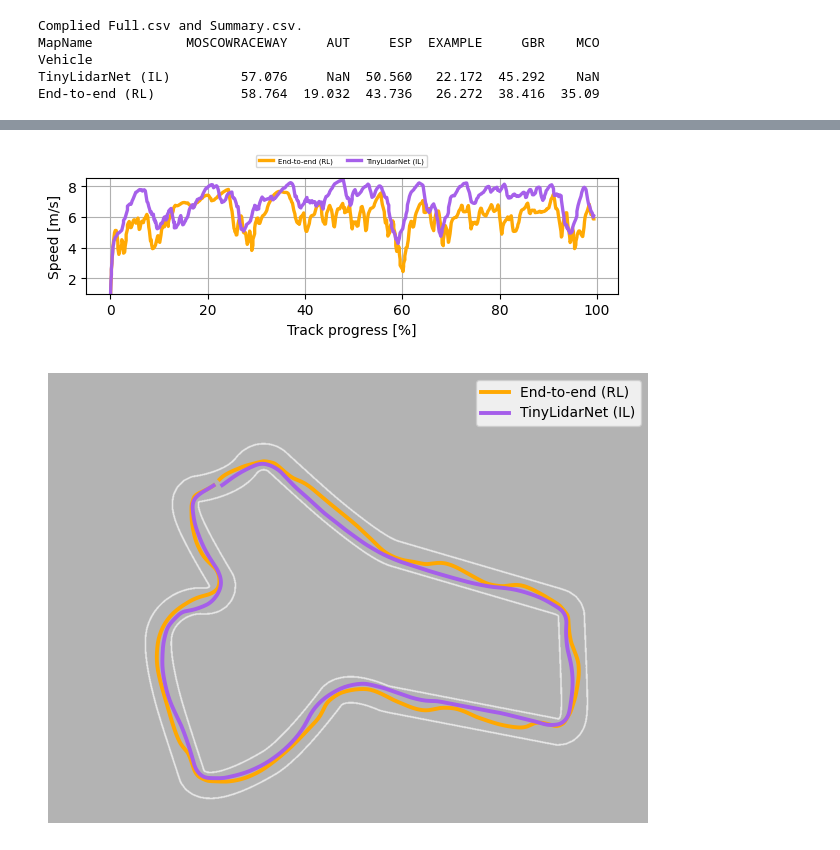
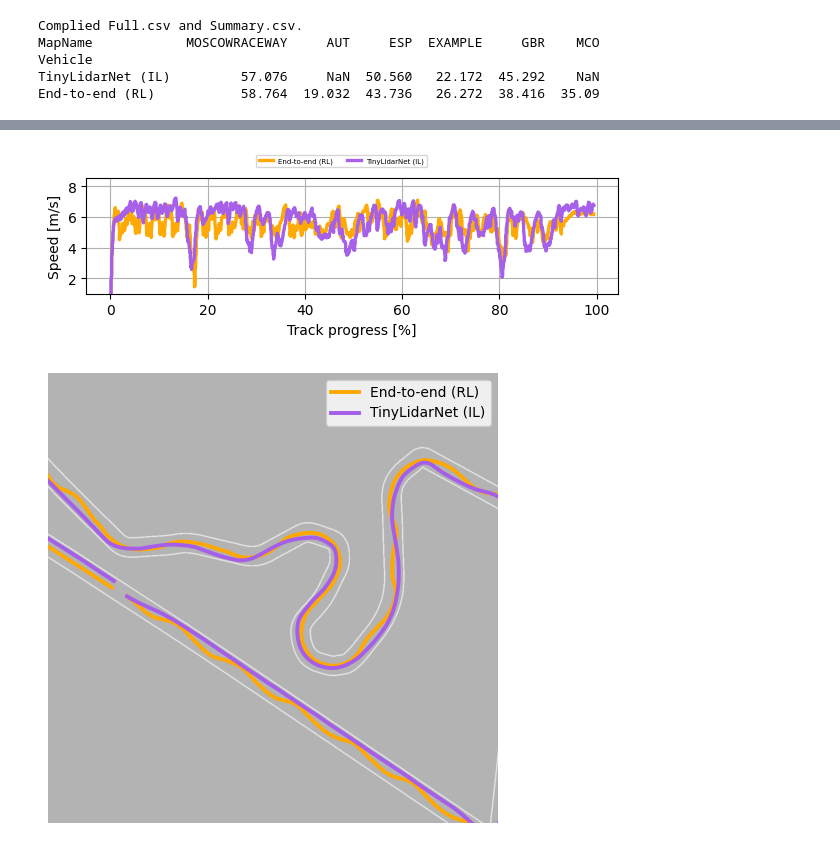
Before and after one commit to bakhbyergyen7/f1tenth_benchmarks, a Jupyter notebook: f1tenth_benchmarks/benchmark_results/tiny_notebook.ipynb, the cells around one changed output, grey strips where cells are left out. Cells and saved outputs as stored; diff of their text form; code cells hidden in the pictures.

```diff
--- a/f1tenth_benchmarks/benchmark_results/tiny_notebook.ipynb
+++ b/f1tenth_benchmarks/benchmark_results/tiny_notebook.ipynb
@@ -103,7 +103,7 @@ Vehicle
 TinyLidarNet (IL)         57.076     NaN  50.560   22.172  45.292    NaN
 End-to-end (RL)           58.764  19.032  43.736   26.272  38.416  35.09
 # %%
-plot_map = "example"
+plot_map = "MoscowRaceway"
 lap_n = 3
 
 map_data = MapData(plot_map)
@@ -135,10 +135,10 @@ for i in range(n_planners):
 
     plt.axis('off')
     axs_list[i].set_aspect('equal')
-    # plt.xlim(100, 2000)
-    # plt.ylim(400, 1600)
-    plt.xlim(300, 1300)
-    plt.ylim(300, 1300)
+    plt.xlim(100, 2000)
+    plt.ylim(400, 1600)
+    # plt.xlim(300, 1300)
+    # plt.ylim(300, 1300)
     plt.text(0.5, 0.2, neat_planner_names[i], horizontalalignment='center', verticalalignment='center', transform=axs_list[i].transAxes, size=14)
 
 ax = plt.gca()
@@ -152,5 +152,5 @@ plt.savefig(f"{save_path}speed_trajectories_{plot_map}.pdf", bbox_inches='tight'
 # %%
-map_name = "example"
+map_name = "MoscowRaceway"
 lap_n = 3
 lap_dfs = []
 for i, planner_name in enumerate(planners):
@@ -180,36 +180,36 @@ plt.tight_layout()
 plt.savefig(f"{save_path}speed_comparison_{map_name}.pdf", bbox_inches='tight', pad_inches=0.0)
 plt.savefig(f"{save_path}speed_comparison_{map_name}.svg", bbox_inches='tight', pad_inches=0.0)
 # %% [output]
-[figure, old version]
+[figure, new version]
 # %%
-plot_map = "example"
+plot_map = "MoscowRaceway"
 lap_n = 3
 lap_dfs = []
 for i, planner_name in enumerate(planners):
     data = np.load(f"/home/b126y998/f1tenth_benchmarks/f1tenth_benchmarks/benchmark_results/Logs/{planner_name}/RawData_{test_ids[i]}/SimLog_{plot_map}_{lap_n}.npy")[1:, :] #remove first repeated entry
     df = pd.DataFrame(data, columns=["x", "y", "steer", "speed", "yaw", "yaw_rate", "slip", "steer_a", "speed_a", "progress"])
     df["planner"] = planner_name
 
     lap_dfs.append(df)
 lap_df = pd.concat(lap_dfs)
 
 map_data = MapData(plot_map)
 map_data.plot_map_img()
 for i in range(n_planners):
     df = lap_df[lap_df["planner"] == planners[i]]
 
     xs, ys = map_data.xy2rc(df.x, df.y)
     plt.plot(xs, ys, linewidth=2.8, color=planner_colors[i], label=neat_planner_names[i])
 
 plt.axis('off')
 plt.legend()
-plt.xlim(200, 1400)
-plt.ylim(400, 1300)
-# plt.xlim(800, 1800)
-# plt.ylim(500, 1500)
+# plt.xlim(200, 1400)
+# plt.ylim(400, 1300)
+plt.xlim(800, 1800)
+plt.ylim(500, 1500)
 
 plt.tight_layout()
 plt.savefig(f"{save_path}path_comparison_{plot_map}.svg", bbox_inches='tight', pad_inches=0)
 plt.savefig(f"{save_path}path_comparison_{plot_map}.pdf", bbox_inches='tight', pad_inches=0)
 # %% [output]
-[figure, old version]
+[figure, new version]
```
Also changed, not shown: parts of 1 cell of this notebook, 18 other files.
